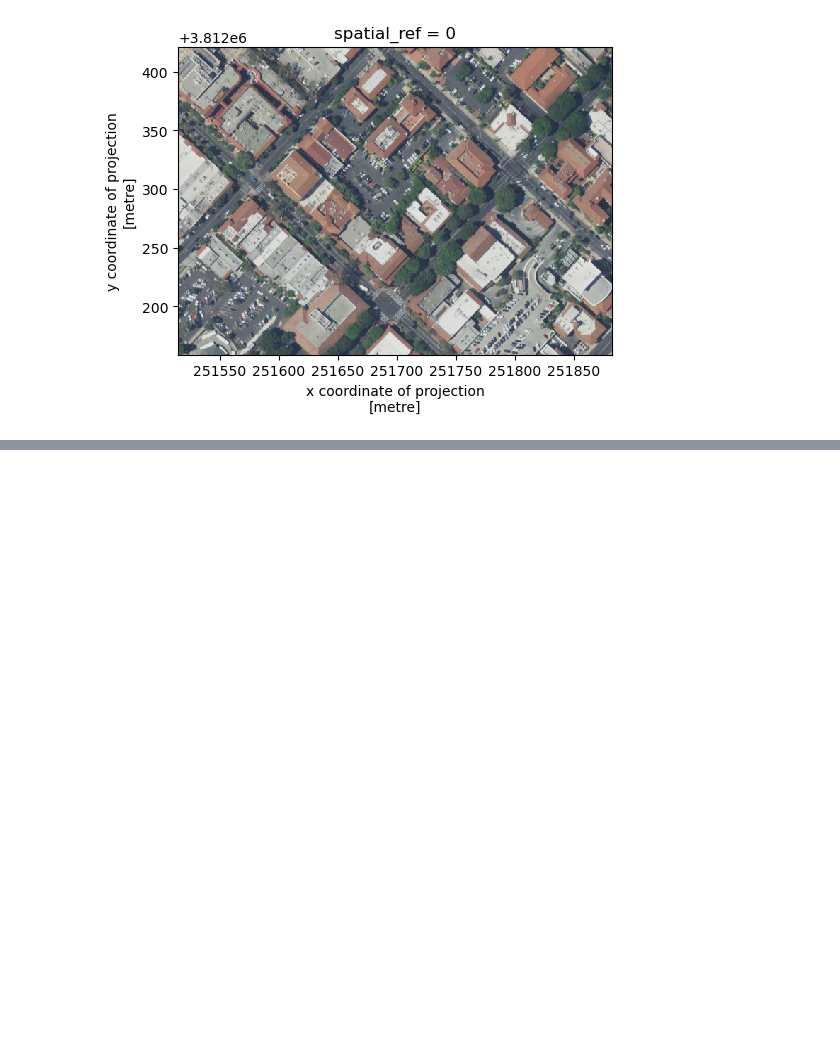
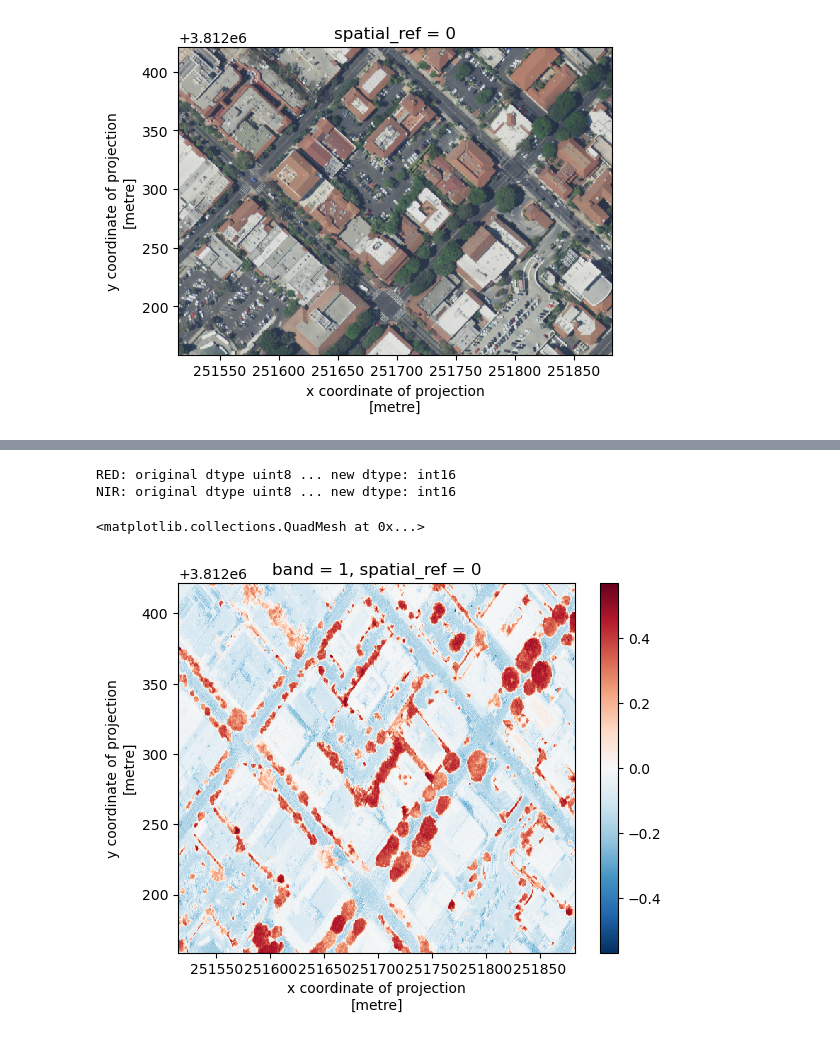
Before and after one commit to annieradams/eds220-week6, a Jupyter notebook: lesson2.ipynb, the cells around one changed output, grey strips where cells are left out. Cells and saved outputs as stored; diff of their text form; code cells hidden in the pictures; blank space fills up the shorter version.

```diff
--- a/lesson2.ipynb
+++ b/lesson2.ipynb
@@ -240,0 +316,15 @@ rgb_small.plot.imshow(size = size, aspect = aspect)
+# %%
+red16 = red.astype('int16')
+nir16 = nir_small.astype('int16')
+print('RED: original dtype', rgb_small.dtype,'... new dtype:', red16.dtype)
+print('NIR: original dtype', nir_small.dtype,'... new dtype:', nir16.dtype)
+# %% [output]
+RED: original dtype uint8 ... new dtype: int16
+NIR: original dtype uint8 ... new dtype: int16
+# %%
+#perform raster calculations using the same arithmetic as np.arrays
+ndvi = (nir16- red16)/ (nir16 + red16)
+ndvi.plot()
+# %% [output]
+<matplotlib.collections.QuadMesh at 0x...>
+[figure, added]
```
Also changed, not shown: parts of 12 cells of this notebook.
